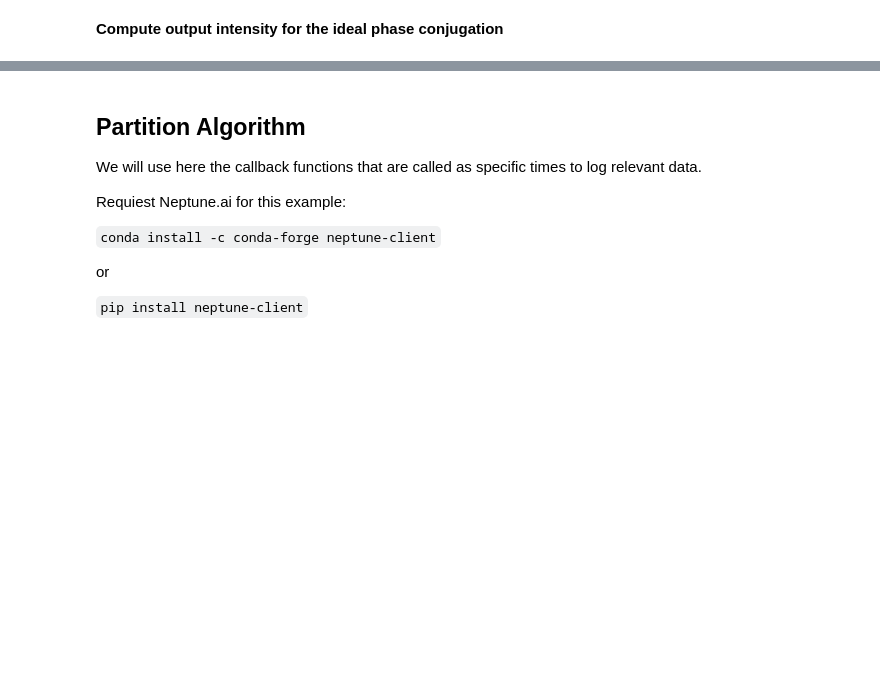
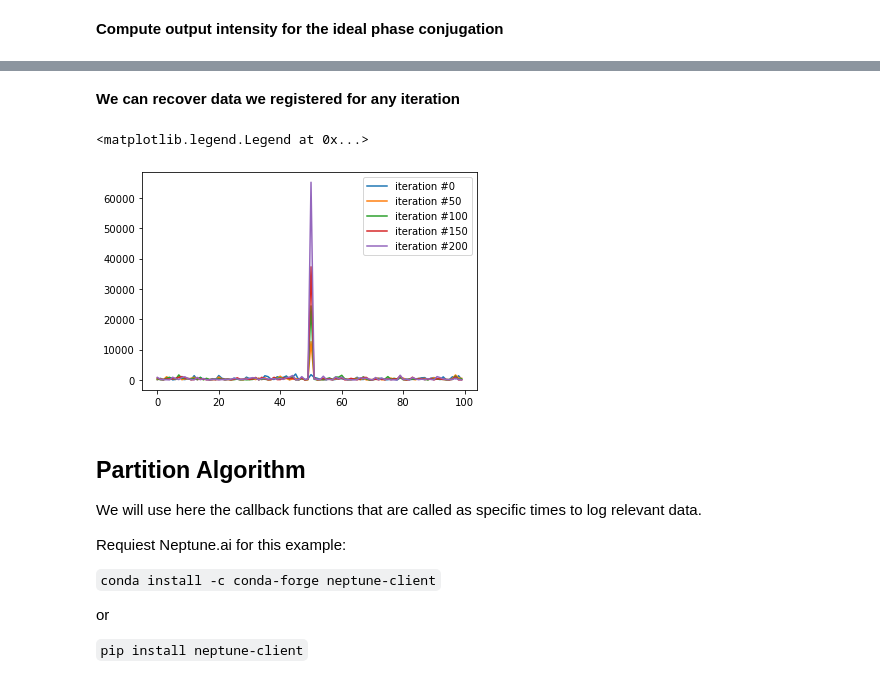
Before and after one commit to wavefrontshaping/EasyOptimization, a Jupyter notebook: Example.ipynb, the cells around one changed output, grey strips where cells are left out. Drawn from its saved outputs; the diff is of its cells as text; code cells hidden in the pictures; blank space fills up the shorter version.

Commit message:
add the structure to record the dictionnary of data for each iteration in the .evol_data list of dictionnaries

```diff
--- a/Example.ipynb
+++ b/Example.ipynb
@@ -89,3 +100,16 @@ Text(0.5, 1.0, 'Evolution of the target value')
+# %% [markdown]
+**We can recover data we registered for any iteration**
+# %%
+indices = np.linspace(0, myalgo.n_var, 5, dtype = int)
+
+plt.figure()
+for i in indices:
+    I_out = np.abs(myalgo.evol_data[i]['E_out'])**2
+    plt.plot(I_out, label = f'iteration #{i}')
+plt.legend()
+# %% [output]
+<matplotlib.legend.Legend at 0x...>
+[figure, added]
 # %% [markdown]
 ## Partition Algorithm
 
```
Also changed, not shown: parts of 11 cells of this notebook, 2 other files.
